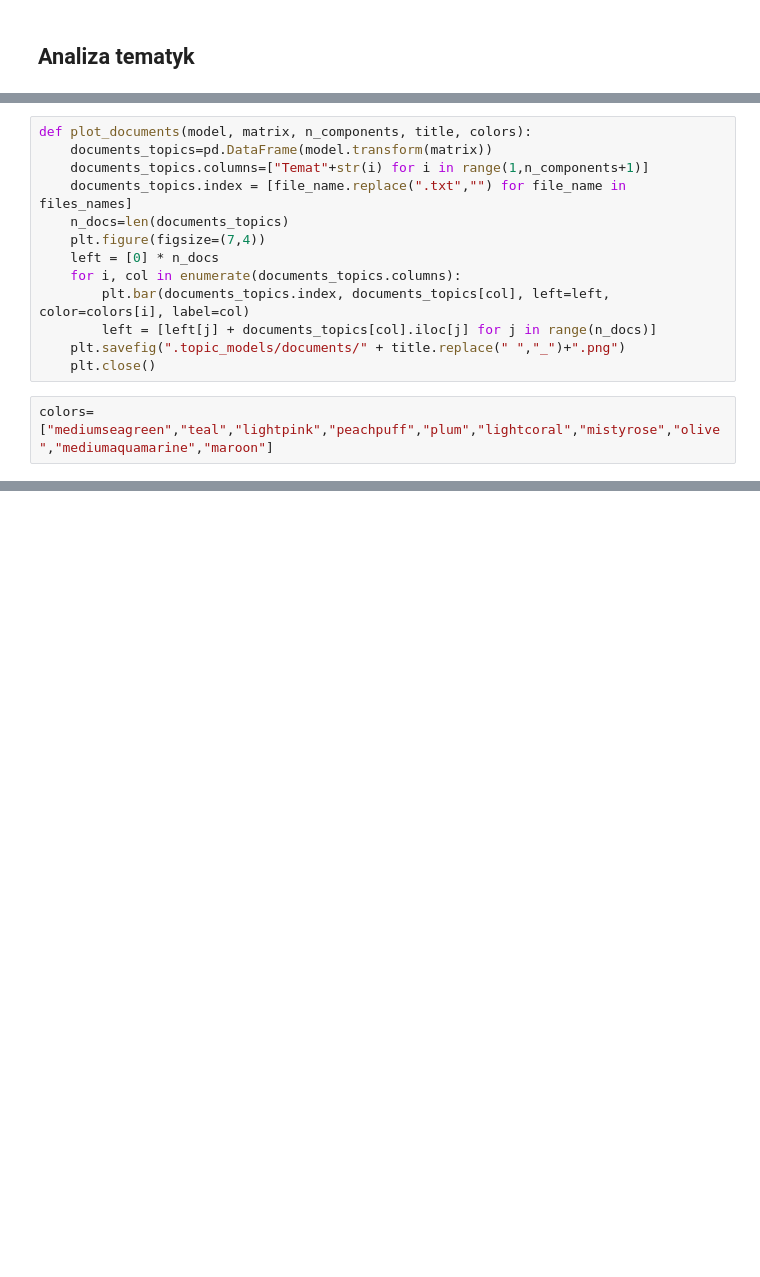
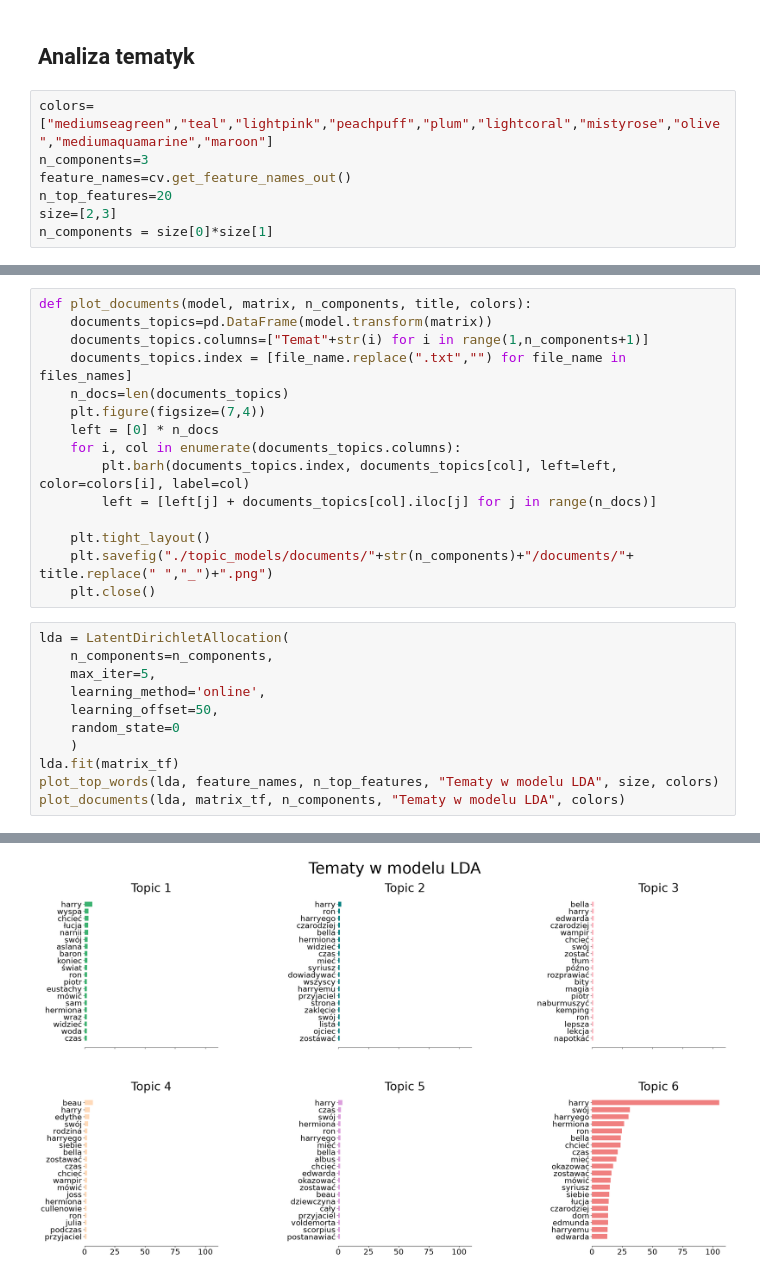
Before and after one commit to imchocoe/TextMining, a Jupyter notebook: text_mining.ipynb, the cells around one changed output, grey strips where cells are left out. Drawn from its saved outputs; the diff is of its cells as text; blank space fills up the shorter version.

```diff
--- a/text_mining.ipynb
+++ b/text_mining.ipynb
@@ -280,5 +280,12 @@ for index, row in documents_df_post.iterrows():
 # %% [markdown]
 ## Analiza tematyk
+# %%
+colors=["mediumseagreen","teal","lightpink","peachpuff","plum","lightcoral","mistyrose","olive","mediumaquamarine","maroon"]
+n_components=3
+feature_names=cv.get_feature_names_out()
+n_top_features=20
+size=[2,3]
+n_components = size[0]*size[1]
 # %%
 def plot_top_words(model, feature_names, n_top_words, title, subplots, colors):
     fig, axes = plt.subplots(*subplots, figsize=(30, 15), sharex=True)
@@ -308,9 +316,21 @@ def plot_documents(model, matrix, n_components, title, colors):
     plt.figure(figsize=(7,4))
     left = [0] * n_docs
     for i, col in enumerate(documents_topics.columns):
-        plt.bar(documents_topics.index, documents_topics[col], left=left, color=colors[i], label=col)
+        plt.barh(documents_topics.index, documents_topics[col], left=left, color=colors[i], label=col)
         left = [left[j] + documents_topics[col].iloc[j] for j in range(n_docs)]
-    plt.savefig(".topic_models/documents/" + title.replace(" ","_")+".png")
+
+    plt.tight_layout()
+    plt.savefig("./topic_models/documents/"+str(n_components)+"/documents/"+ title.replace(" ","_")+".png")
     plt.close()
-# %%
-colors=["mediumseagreen","teal","lightpink","peachpuff","plum","lightcoral","mistyrose","olive","mediumaquamarine","maroon"]
+# %%
+lda = LatentDirichletAllocation(
+    n_components=n_components,
+    max_iter=5,
+    learning_method='online',
+    learning_offset=50,
+    random_state=0
+    )
+lda.fit(matrix_tf)
+plot_top_words(lda, feature_names, n_top_features, "Tematy w modelu LDA", size, colors)
+plot_documents(lda, matrix_tf, n_components, "Tematy w modelu LDA", colors)
+# %% [output]
@@ -316,0 +338 @@ colors=["mediumseagreen","teal","lightpink","peachpuff","plum","lightcoral","mis
+[figure, added]
```
Also changed, not shown: parts of 7 cells of this notebook, 46 other files.
